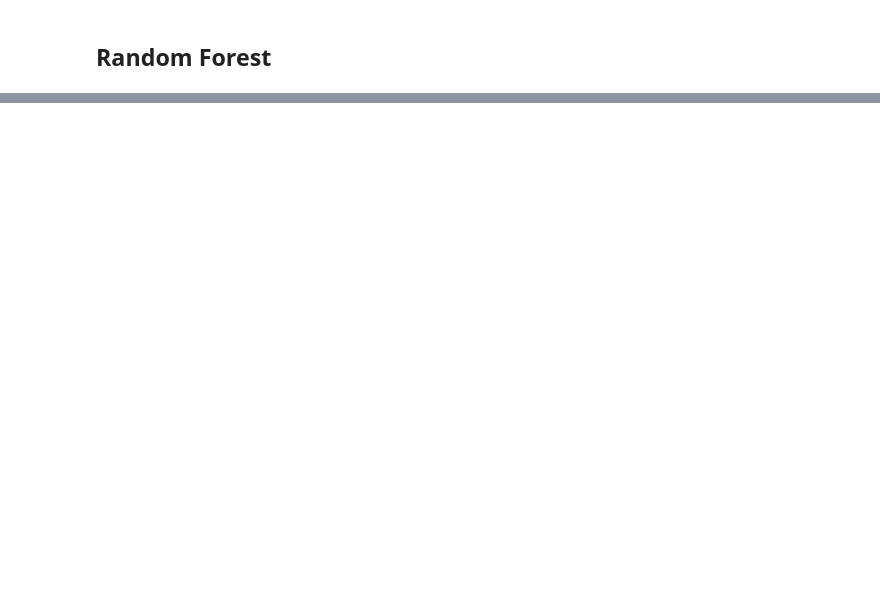
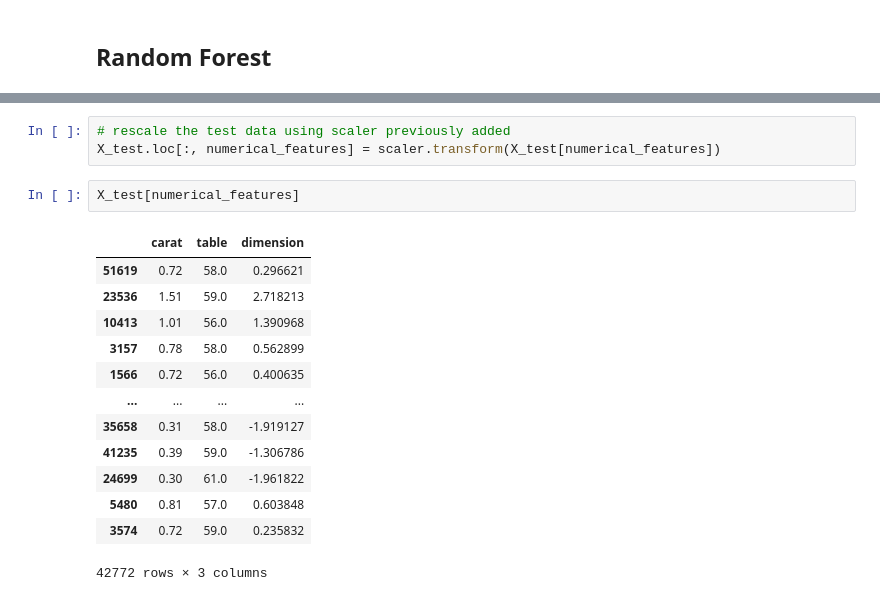
Before and after one commit to marcellinus-witarsah/predictive-analytics-diamonds-dataset, a Jupyter notebook: predictive_analytics_diamonds_dataset.ipynb, the cells around one changed output, grey strips where cells are left out. Cells and saved outputs as stored; diff of their text form; blank space fills up the shorter version.

```diff
--- a/predictive_analytics_diamonds_dataset.ipynb
+++ b/predictive_analytics_diamonds_dataset.ipynb
@@ -479,0 +492,19 @@ models_df
+# %%
+# rescale the test data using scaler previously added
+X_test.loc[:, numerical_features] = scaler.transform(X_test[numerical_features])
+# %%
+X_test[numerical_features]
+# %% [output]
+|  | carat | table | dimension |
+| 51619 | 0.72 | 58.0 | 0.296621 |
+| 23536 | 1.51 | 59.0 | 2.718213 |
+| 10413 | 1.01 | 56.0 | 1.390968 |
+| 3157 | 0.78 | 58.0 | 0.562899 |
+| 1566 | 0.72 | 56.0 | 0.400635 |
+| ... | ... | ... | ... |
+| 35658 | 0.31 | 58.0 | -1.919127 |
+| 41235 | 0.39 | 59.0 | -1.306786 |
+| 24699 | 0.30 | 61.0 | -1.961822 |
+| 5480 | 0.81 | 57.0 | 0.603848 |
+| 3574 | 0.72 | 59.0 | 0.235832 |
+42772 rows × 3 columns
```
Also changed, not shown: parts of 6 cells of this notebook.
